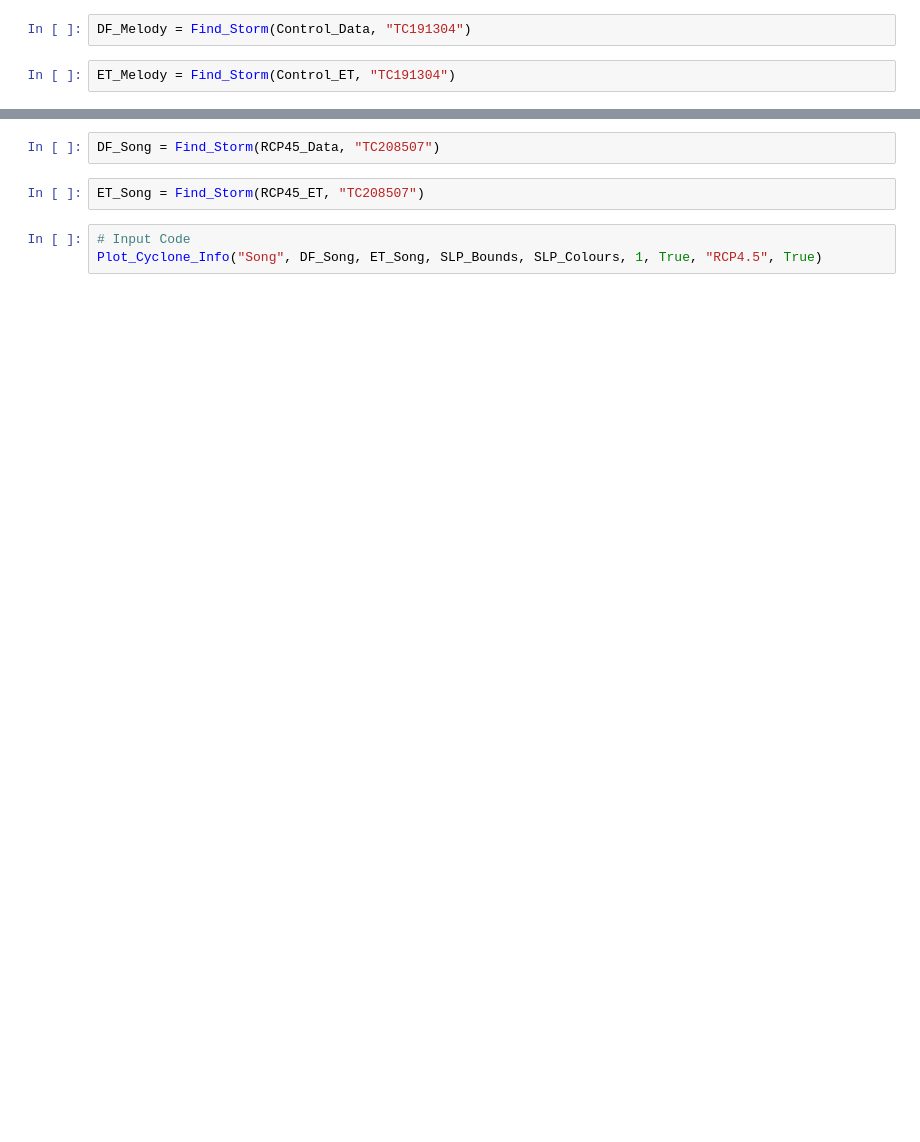
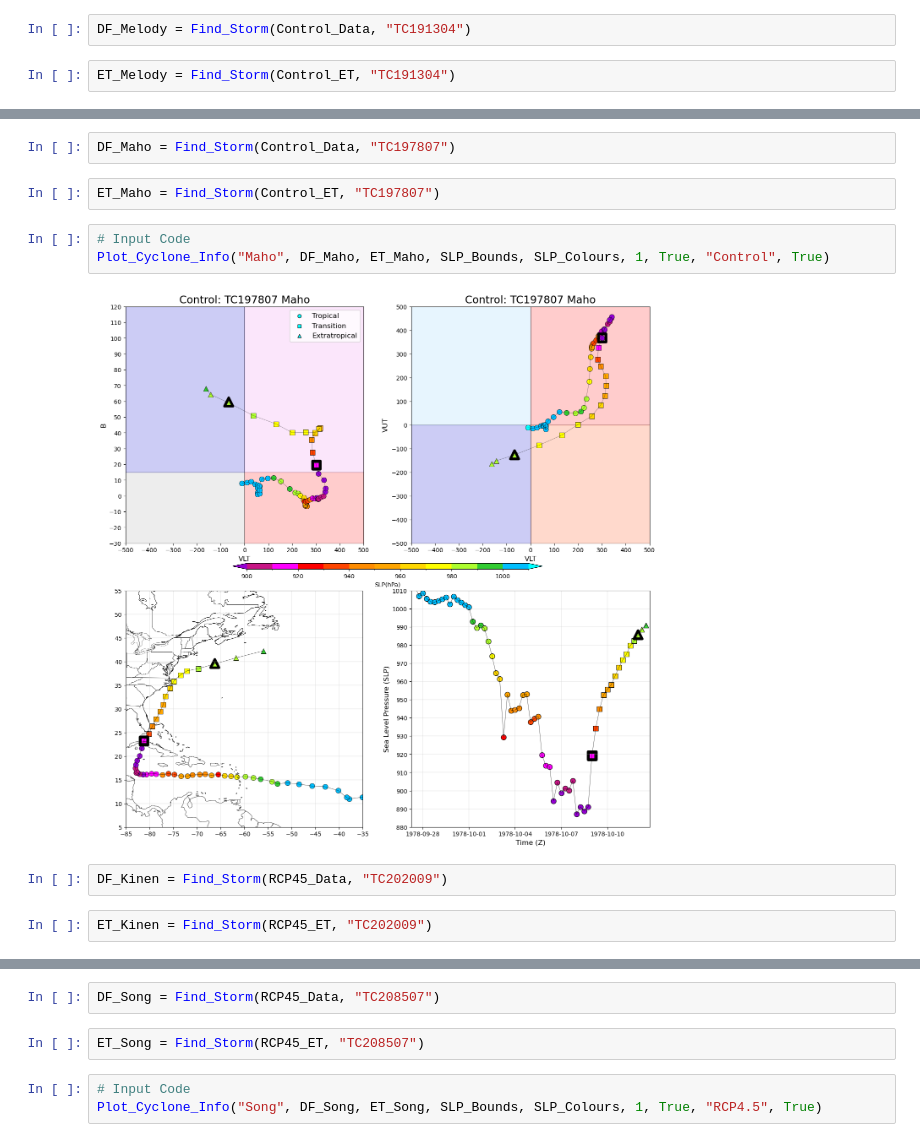
Before and after one commit to Luigi728/Penn_State_Research, a Jupyter notebook: Extra_Track_RCP_Analysis/RCP_Analysis_V5.3_Selected.ipynb, the cells around one changed output, grey strips where cells are left out. Saved outputs shown, nothing was run; the diff lists cells and outputs as text; blank space fills up the shorter version.

```diff
--- a/Extra_Track_RCP_Analysis/RCP_Analysis_V5.3_Selected.ipynb
+++ b/Extra_Track_RCP_Analysis/RCP_Analysis_V5.3_Selected.ipynb
@@ -300,0 +363,13 @@ Plot_Cyclone_Info("Melody", DF_Melody, ET_Melody, SLP_Bounds, SLP_Colours, 1, Tr
+# %%
+DF_Maho = Find_Storm(Control_Data, "TC197807")
+# %%
+ET_Maho = Find_Storm(Control_ET, "TC197807")
+# %%
+# Input Code
+Plot_Cyclone_Info("Maho", DF_Maho, ET_Maho, SLP_Bounds, SLP_Colours, 1, True, "Control", True)
+# %% [output]
+[figure, added]
+# %%
+DF_Kinen = Find_Storm(RCP45_Data, "TC202009")
+# %%
+ET_Kinen = Find_Storm(RCP45_ET, "TC202009")
```
Also changed, not shown: parts of 18 cells of this notebook, 3 other files.
